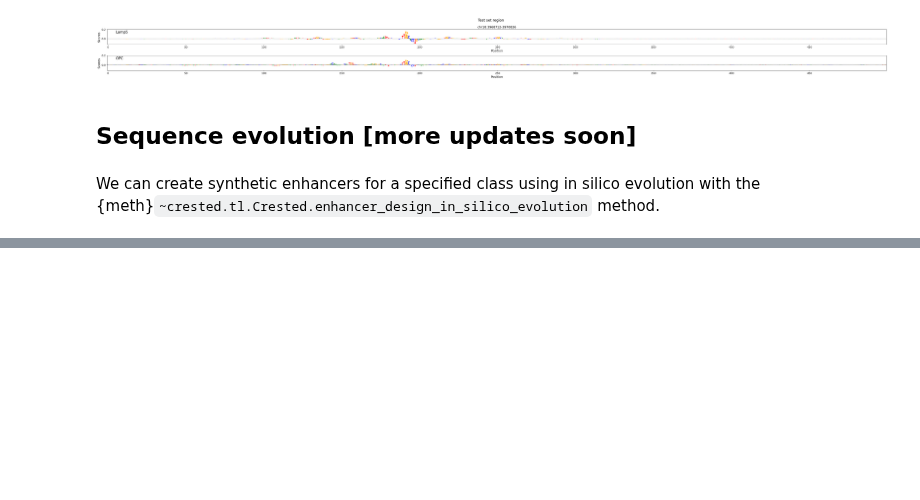
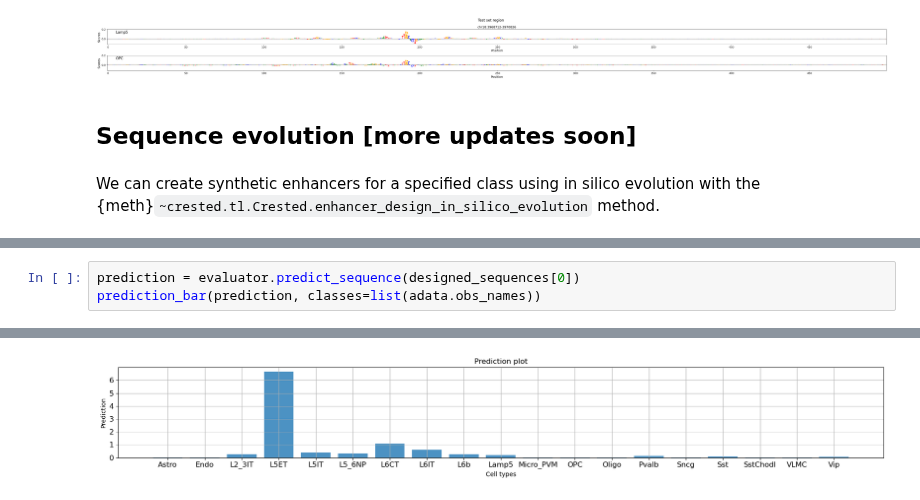
Before and after one commit to aertslab/CREsted, a Jupyter notebook: docs/tutorials/model_training_and_eval.ipynb, the cells around one changed output, grey strips where cells are left out. Drawn from its saved outputs; the diff is of its cells as text; blank space fills up the shorter version.

```diff
--- a/docs/tutorials/model_training_and_eval.ipynb
+++ b/docs/tutorials/model_training_and_eval.ipynb
@@ -636,0 +646,4 @@ designed_sequences = evaluator.enhancer_design_in_silico_evolution(
+# %%
+prediction = evaluator.predict_sequence(designed_sequences[0])
+prediction_bar(prediction, classes=list(adata.obs_names))
+# %% [output]
@@ -637,3 +651,4 @@ designed_sequences = evaluator.enhancer_design_in_silico_evolution(
+[figure, added]
 # %%
 scores, one_hot_encoded_sequences = evaluator.calculate_contribution_scores_sequence(
     designed_sequences[0], class_names=["L5ET"]
```
Also changed, not shown: parts of 25 cells of this notebook.
